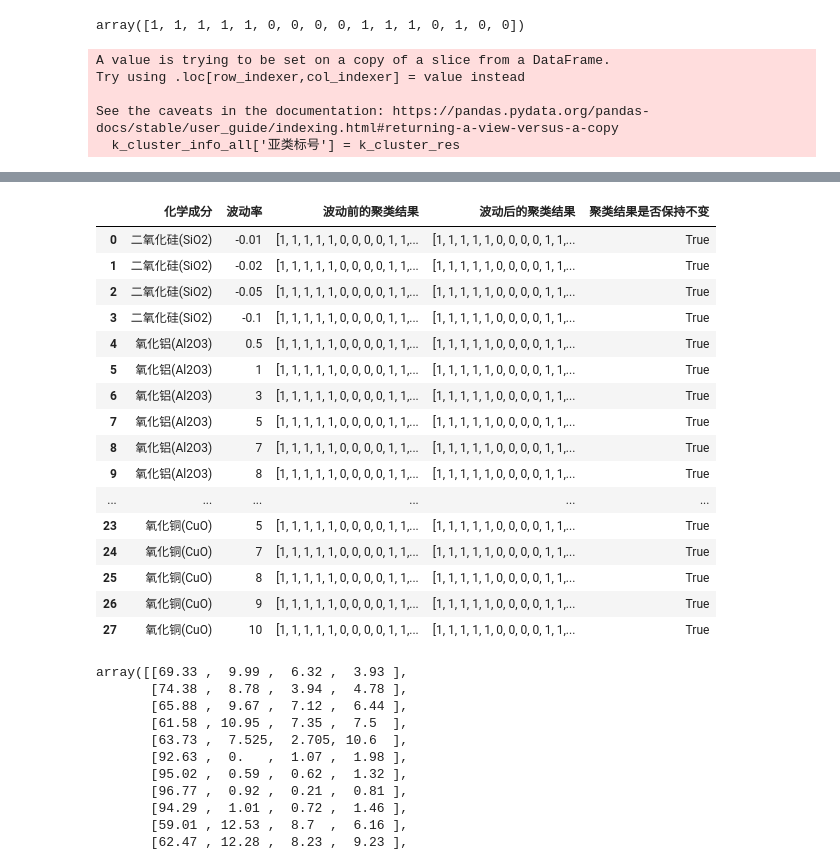
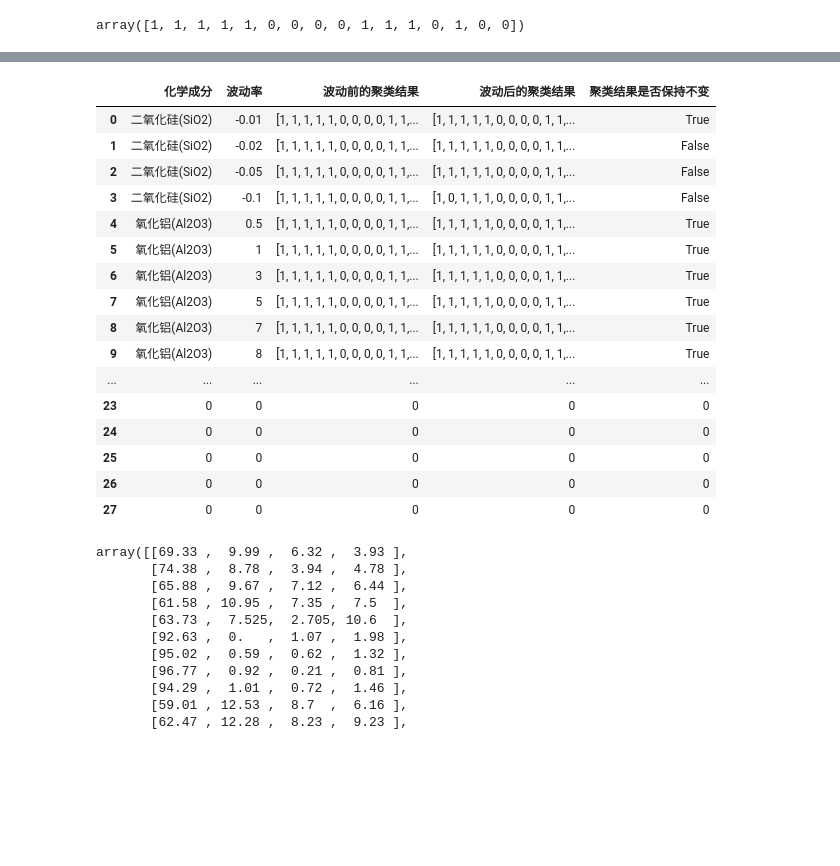
Before and after one commit to SunDocker/MCM, a Jupyter notebook: 2022C/question2.ipynb, the cells around one changed output, grey strips where cells are left out. Cells and saved outputs as stored; diff of their text form; code cells hidden in the pictures; blank space fills up the shorter version.

```diff
--- a/2022C/question2.ipynb
+++ b/2022C/question2.ipynb
@@ -283,4 +268,4 @@ dtype: float64
 # %%
-df2_k_cc_cluster = df2_k_cc[['二氧化硅(SiO2)','氧化铝(Al2O3)','氧化钙(CaO)','氧化铜(CuO)']]
+df2_k_cc_cluster = df2_k_cc[['二氧化硅(SiO2)','氧化铝(Al2O3)','氧化钙(CaO)']]
 df2_k_cc_cluster
 # %% [output]
@@ -367,14 +356,3 @@ k_cluster_res.insert(5,k_cluster_res[5])
-# %%
-# 输出结果
-k_cluster_info_all = df2_valid[df2_valid.类型=='高钾']
-k_cluster_info_all['亚类标号'] = k_cluster_res
-k_cluster_info_all.to_excel('高钾亚类划分结果.xlsx',index=False)
-# %% [output]
-A value is trying to be set on a copy of a slice from a DataFrame.
-Try using .loc[row_indexer,col_indexer] = value instead
-
-See the caveats in the documentation: https://pandas.pydata.org/pandas-docs/stable/user_guide/indexing.html#returning-a-view-versus-a-copy
-  k_cluster_info_all['亚类标号'] = k_cluster_res
 # %%
 # 分析结果
 sub_cl0_mean = k_cluster_info_all[k_cluster_info_all.亚类标号 == 0].drop(
@@ -388,35 +366,35 @@ pd.DataFrame([sub_cl0_mean, sub_cl1_mean], columns=sub_cl0_mean.index)
 | 1 | 66.940909 | 0.758182 | 9.322727 | 5.817273 | 1.038182 | 6.944545 | 2.107273 | 2.675455 | 0.449091 | ... |
 # %%
 # 灵敏度分析1
-ccs = ['二氧化硅(SiO2)','氧化铝(Al2O3)','氧化钙(CaO)','氧化铜(CuO)']
+ccs = ['二氧化硅(SiO2)','氧化铝(Al2O3)','氧化钙(CaO)']
 pre_labels = pri_k_cluster_res
 pre_data = np.array(df2_k_cc_cluster)
-wav_data = pre_data[pre_labels==1]
+wav_data = pre_data[pre_labels==0]
 record = np.zeros((28,5),dtype=object)
 rd_idx = 0
-for i in range(4):
+for i in range(len(ccs)):
     for wav in [-0.01,-0.02,-0.05,-0.1,0.5,1,3,5,7,8,9,10]:
         if (i == 0) & (wav > 0):
             continue
         if (i != 0) & (wav < 0):
             continue
         new_data = np.array(pre_data)
         new_wave_data = np.array(wav_data)
         new_wave_data[:,i] = new_wave_data[:,i] * (1 + wav)
-        new_data[pre_labels==1] = new_wave_data
+        new_data[pre_labels==0] = new_wave_data
         clusterer = KMeans(n_clusters=2, random_state=2022).fit(new_data)
         cl_res = clusterer.labels_
         if cl_res[0]==0:
             cl_res = np.where(cl_res==0,1,0)
         record[rd_idx,:] = [ccs[i],wav,pre_labels,cl_res,np.all(pre_labels==cl_res)]
         rd_idx += 1
 pd.DataFrame(record,columns=['化学成分', '波动率', '波动前的聚类结果', '波动后的聚类结果', '聚类结果是否保持不变'])
 # %% [output]
 |  | 化学成分 | 波动率 | 波动前的聚类结果 | 波动后的聚类结果 | 聚类结果是否保持不变 |
 | 0 | 二氧化硅(SiO2) | -0.01 | [1, 1, 1, 1, 1, 0, 0, 0, 0, 1, 1,... | [1, 1, 1, 1, 1, 0, 0, 0, 0, 1, 1,... | True |
-| 1 | 二氧化硅(SiO2) | -0.02 | [1, 1, 1, 1, 1, 0, 0, 0, 0, 1, 1,... | [1, 1, 1, 1, 1, 0, 0, 0, 0, 1, 1,... | True |
-| 2 | 二氧化硅(SiO2) | -0.05 | [1, 1, 1, 1, 1, 0, 0, 0, 0, 1, 1,... | [1, 1, 1, 1, 1, 0, 0, 0, 0, 1, 1,... | True |
-| 3 | 二氧化硅(SiO2) | -0.1 | [1, 1, 1, 1, 1, 0, 0, 0, 0, 1, 1,... | [1, 1, 1, 1, 1, 0, 0, 0, 0, 1, 1,... | True |
+| 1 | 二氧化硅(SiO2) | -0.02 | [1, 1, 1, 1, 1, 0, 0, 0, 0, 1, 1,... | [1, 1, 1, 1, 1, 0, 0, 0, 0, 1, 1,... | False |
+| 2 | 二氧化硅(SiO2) | -0.05 | [1, 1, 1, 1, 1, 0, 0, 0, 0, 1, 1,... | [1, 1, 1, 1, 1, 0, 0, 0, 0, 1, 1,... | False |
+| 3 | 二氧化硅(SiO2) | -0.1 | [1, 1, 1, 1, 1, 0, 0, 0, 0, 1, 1,... | [1, 0, 1, 1, 1, 0, 0, 0, 0, 1, 1,... | False |
 | 4 | 氧化铝(Al2O3) | 0.5 | [1, 1, 1, 1, 1, 0, 0, 0, 0, 1, 1,... | [1, 1, 1, 1, 1, 0, 0, 0, 0, 1, 1,... | True |
 | 5 | 氧化铝(Al2O3) | 1 | [1, 1, 1, 1, 1, 0, 0, 0, 0, 1, 1,... | [1, 1, 1, 1, 1, 0, 0, 0, 0, 1, 1,... | True |
 | 6 | 氧化铝(Al2O3) | 3 | [1, 1, 1, 1, 1, 0, 0, 0, 0, 1, 1,... | [1, 1, 1, 1, 1, 0, 0, 0, 0, 1, 1,... | True |
@@ -424,11 +402,11 @@ pd.DataFrame(record,columns=['化学成分', '波动率', '波动前的聚类结
 | 8 | 氧化铝(Al2O3) | 7 | [1, 1, 1, 1, 1, 0, 0, 0, 0, 1, 1,... | [1, 1, 1, 1, 1, 0, 0, 0, 0, 1, 1,... | True |
 | 9 | 氧化铝(Al2O3) | 8 | [1, 1, 1, 1, 1, 0, 0, 0, 0, 1, 1,... | [1, 1, 1, 1, 1, 0, 0, 0, 0, 1, 1,... | True |
 | ... | ... | ... | ... | ... | ... |
-| 23 | 氧化铜(CuO) | 5 | [1, 1, 1, 1, 1, 0, 0, 0, 0, 1, 1,... | [1, 1, 1, 1, 1, 0, 0, 0, 0, 1, 1,... | True |
-| 24 | 氧化铜(CuO) | 7 | [1, 1, 1, 1, 1, 0, 0, 0, 0, 1, 1,... | [1, 1, 1, 1, 1, 0, 0, 0, 0, 1, 1,... | True |
-| 25 | 氧化铜(CuO) | 8 | [1, 1, 1, 1, 1, 0, 0, 0, 0, 1, 1,... | [1, 1, 1, 1, 1, 0, 0, 0, 0, 1, 1,... | True |
-| 26 | 氧化铜(CuO) | 9 | [1, 1, 1, 1, 1, 0, 0, 0, 0, 1, 1,... | [1, 1, 1, 1, 1, 0, 0, 0, 0, 1, 1,... | True |
-| 27 | 氧化铜(CuO) | 10 | [1, 1, 1, 1, 1, 0, 0, 0, 0, 1, 1,... | [1, 1, 1, 1, 1, 0, 0, 0, 0, 1, 1,... | True |
+| 23 | 0 | 0 | 0 | 0 | 0 |
+| 24 | 0 | 0 | 0 | 0 | 0 |
+| 25 | 0 | 0 | 0 | 0 | 0 |
+| 26 | 0 | 0 | 0 | 0 | 0 |
+| 27 | 0 | 0 | 0 | 0 | 0 |
 # %%
 pre_data
 # %% [output]
```
Also changed, not shown: parts of 20 cells of this notebook, 3 other files.
